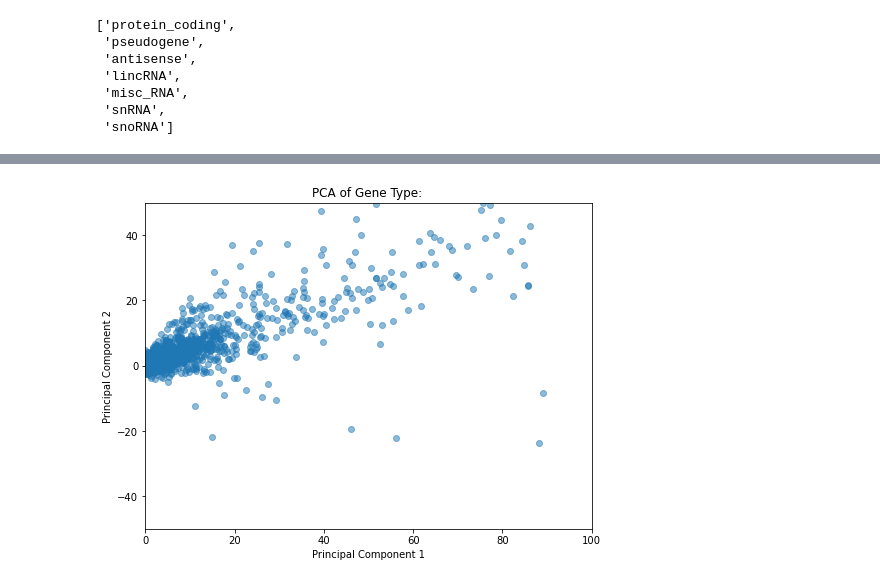
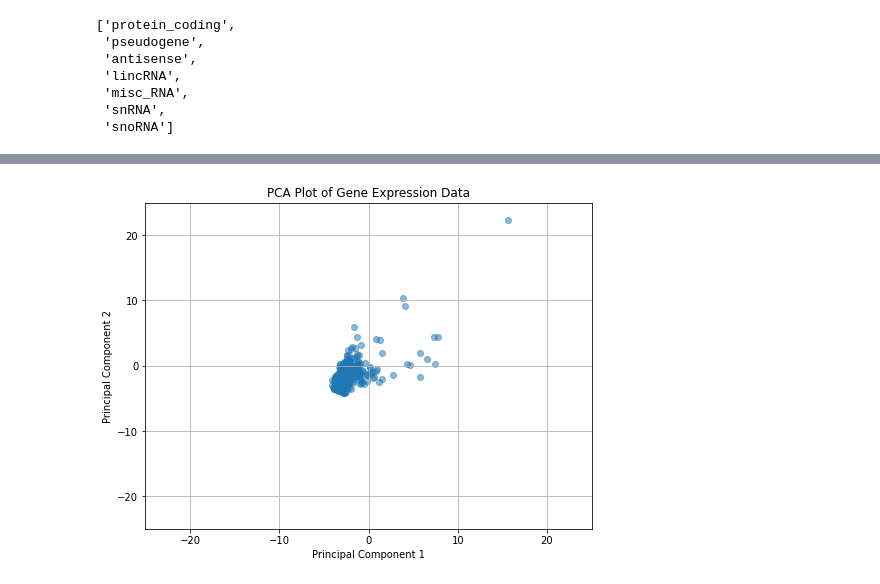
Before and after one commit to jerrywang2352/scRNA_Benchmark, a Jupyter notebook: final_repo/dimension/main.ipynb, the cells around one changed output, grey strips where cells are left out. Saved outputs shown, nothing was run; the diff lists cells and outputs as text; code cells hidden in the pictures.

```diff
--- a/final_repo/dimension/main.ipynb
+++ b/final_repo/dimension/main.ipynb
@@ -24,7 +26,8 @@ for gene_type in gene_types:
   if len(df) >= 1000:
     selected_gene_types.append(gene_type)
 selected_gene_types.remove('miRNA')
-
+data = data.T
+data = data.drop(data.index[:3])
 selected_gene_types
 # %% [output]
 ['protein_coding',
@@ -52,0 +40,4 @@ data
+# %%
+data = data.T
+data = data.drop(data.index[:3])
+data
@@ -53,38 +58,30 @@ data
 # %%
 def plt_PCA(data):
   '''PCA'''
-  # Separate gene ID and gene name columns
-  gene_info = data[['gene_id', 'gene_name', 'gene_type']]
-  # Select only the expression data columns for PCA
-  expression_data = data.drop(['gene_id', 'gene_name', 'gene_type'], axis=1)
-
-  # Standardize the data
+  # Standardize the gene expression data (mean=0 and variance=1)
   scaler = StandardScaler()
-  scaled_data = scaler.fit_transform(expression_data)
+  scaled_data = scaler.fit_transform(data)
 
   # Apply PCA
-  pca = PCA(n_components=2)  # You can change the number of components as needed
-  principal_components = pca.fit_transform(scaled_data)
+  pca = PCA(n_components=2)  # Number of components for visualization (2 for 2D plot)
+  pca_result = pca.fit_transform(scaled_data)
 
-  # Create a DataFrame for the principal components
-  principal_df = pd.DataFrame(data=principal_components, columns=['PC1', 'PC2'])
+  # Create a DataFrame from PCA result for easy plotting
+  pca_df = pd.DataFrame(data=pca_result, columns=['PC1', 'PC2'])  # Change column names accordingly
 
-  # Concatenate the principal components DataFrame with the gene info
-  result = pd.concat([gene_info, principal_df], axis=1)
-
-  # Visualize the PCA results
+  # Plot PCA results
   plt.figure(figsize=(8, 6))
-  plt.scatter(result['PC1'], result['PC2'], alpha=0.5)
+  plt.scatter(pca_df['PC1'], pca_df['PC2'], alpha=0.5)
   plt.xlabel('Principal Component 1')
   plt.ylabel('Principal Component 2')
-  plt.title('PCA of Gene Type: ')
-
-  plt.xlim(0,100)
-  plt.ylim(-50,50)
+  plt.title('PCA Plot of Gene Expression Data')
+  plt.grid(True)
+  plt.ylim(-25,25)
+  plt.xlim(-25,25)
   plt.show()
-plt_PCA(data[data['gene_type'] == 'protein_coding'])
+plt_PCA(data)
 # %% [output]
-[figure, old version]
+[figure, new version]
 # %%
 def plt_tsne(data):
   '''TSNE'''
```
Also changed, not shown: parts of 8 cells of this notebook, 5 other files.
